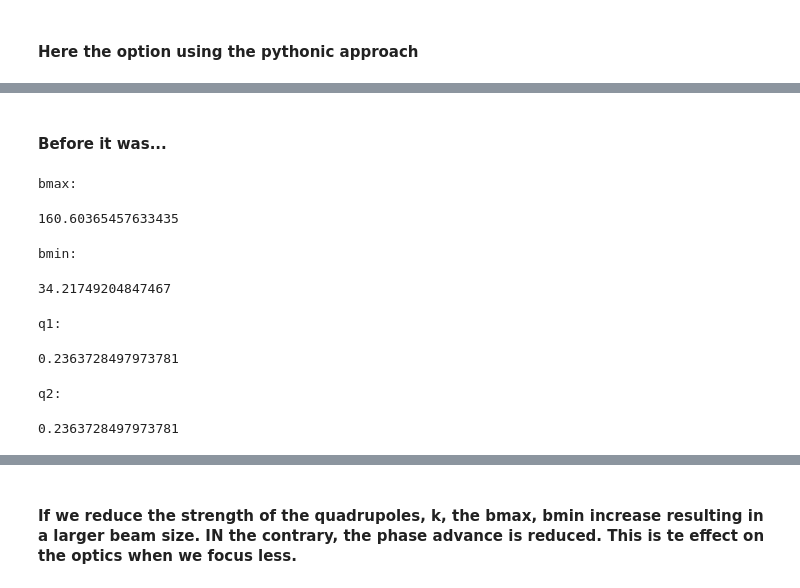
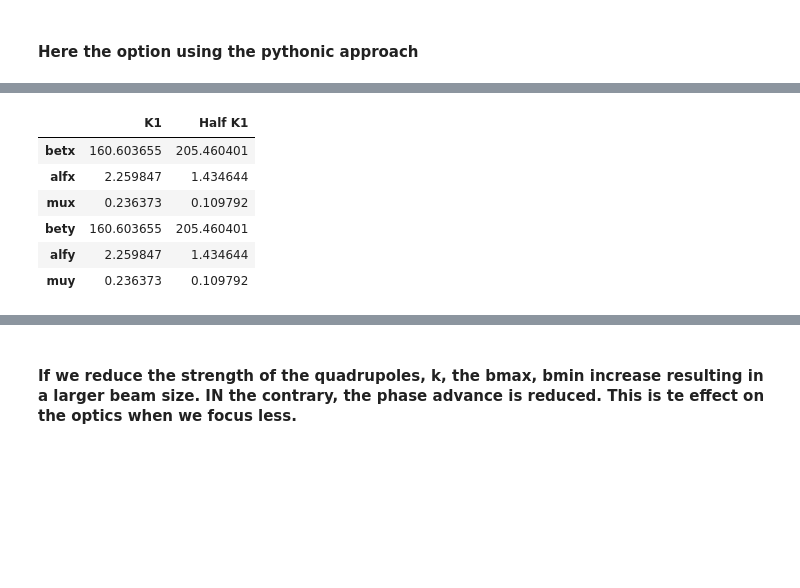
Before and after one commit to fusterma/JUAS2024, a Jupyter notebook: Tutorial2/Tutorial2_solutions.ipynb, the cells around one changed output, grey strips where cells are left out. Saved outputs shown, nothing was run; the diff lists cells and outputs as text; code cells hidden in the pictures; blank space fills up the shorter version.

```diff
--- a/Tutorial2/Tutorial2_solutions.ipynb
+++ b/Tutorial2/Tutorial2_solutions.ipynb
@@ -303,24 +289,14 @@ q2:
-# %% [markdown]
-#### Before it was...
-# %%
-# Here the option using the pythonic approach
-print("bmax:")
-display(myDFTwiss["betx"].max())
-print("bmin:")
-display(myDFTwiss["betx"].min())
-print("q1:")
-display(myDFTwiss["mux"].max())
-print("q2:")
-display(myDFTwiss["mux"].max())
-# %% [output]
-bmax:
-160.60365457633435
-bmin:
-34.21749204847467
-q1:
-0.2363728497973781
-q2:
-0.2363728497973781
+# %%
+comparison=pd.DataFrame({'K1':myDFTwiss.max(),'Half K1':myDFTable_half.max()})
+comparison.loc[['betx', 'alfx', 'mux','bety', 'alfy', 'muy']]
+# %% [output]
+|  | K1 | Half K1 |
+| betx | 160.603655 | 205.460401 |
+| alfx | 2.259847 | 1.434644 |
+| mux | 0.236373 | 0.109792 |
+| bety | 160.603655 | 205.460401 |
+| alfy | 2.259847 | 1.434644 |
+| muy | 0.236373 | 0.109792 |
 # %%
 plt.rcParams['figure.dpi'] = 100
 
```
Also changed, not shown: parts of 15 cells of this notebook, 6 other files.
